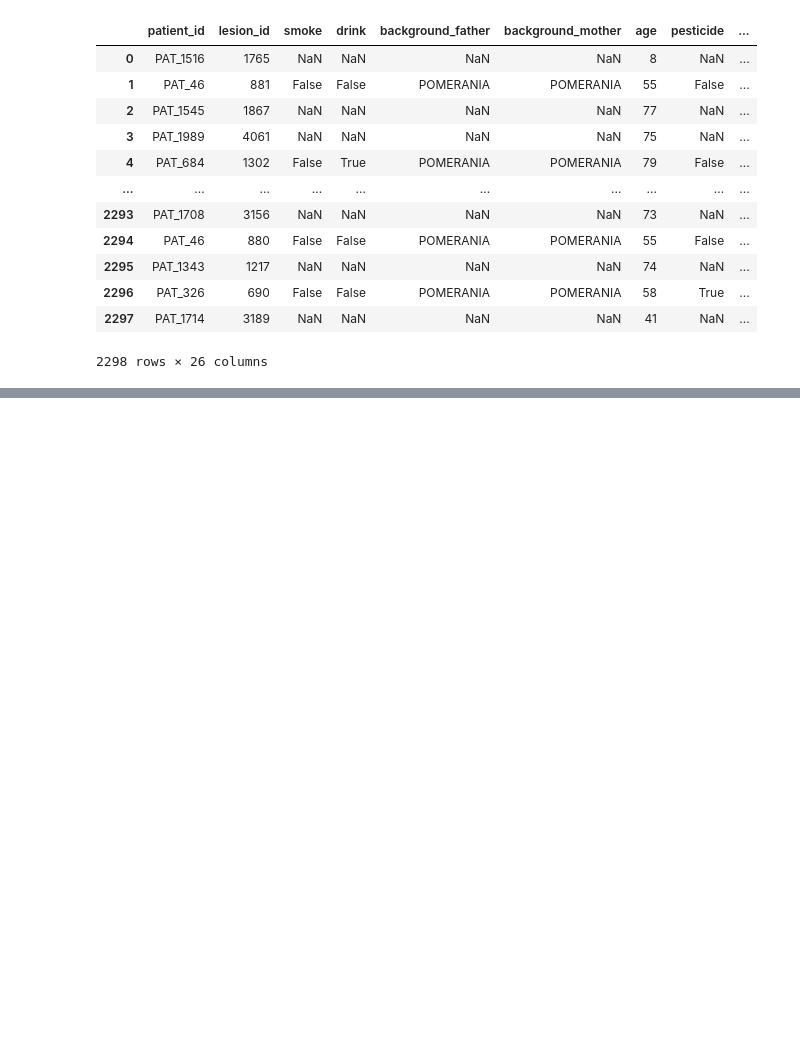
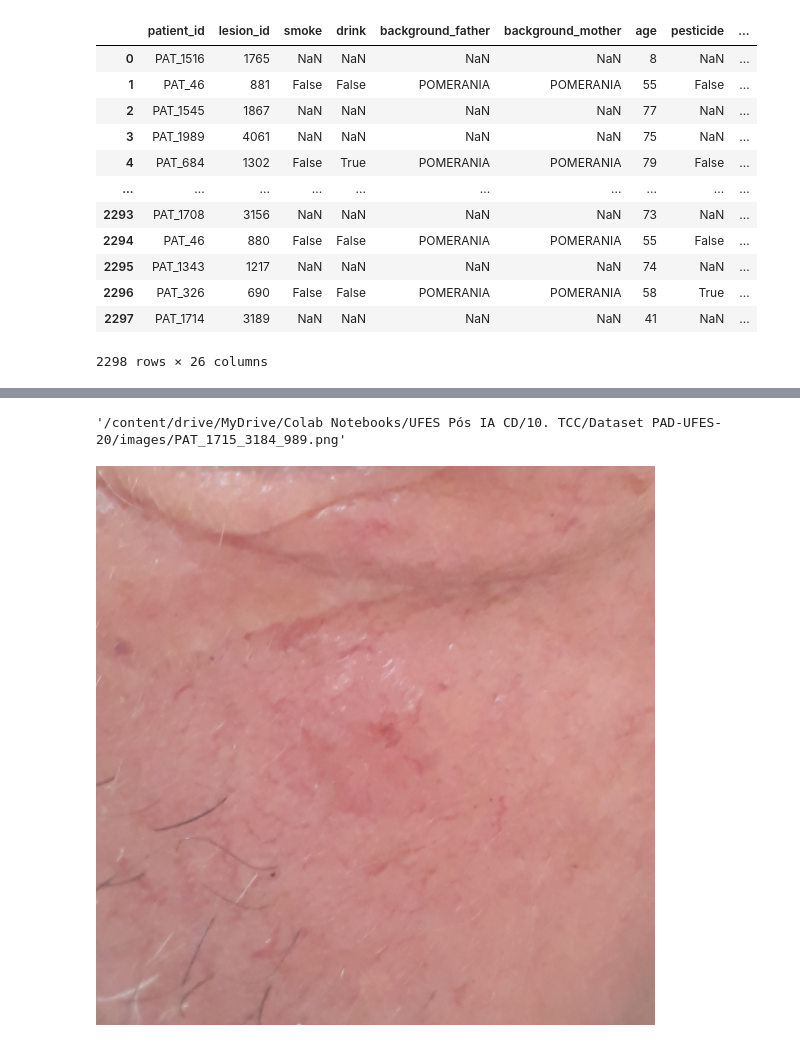
Before and after one commit to MariSegato/UFES-postgraduate-data-science-final-project, a Jupyter notebook: notebooks/dataset.ipynb, the cells around one changed output, grey strips where cells are left out. Cells and saved outputs as stored; diff of their text form; code cells hidden in the pictures; blank space fills up the shorter version.

Commit message:
display image sample (ready for EDA)

```diff
--- a/notebooks/dataset.ipynb
+++ b/notebooks/dataset.ipynb
@@ -32,0 +53,13 @@ metadata
+# %%
+image_name = DATA_PATH + metadata.sample(1).img_id.iloc[0]
+# %%
+image_name
+# %% [output]
+'/content/drive/MyDrive/Colab Notebooks/UFES Pós IA CD/10. TCC/Dataset PAD-UFES-20/images/PAT_1715_3184_989.png'
+# %%
+from PIL import Image
+
+img = Image.open(image_name)
+display(img)
+# %% [output]
+[figure, added]
```
Also changed, not shown: parts of 1 cell of this notebook.
